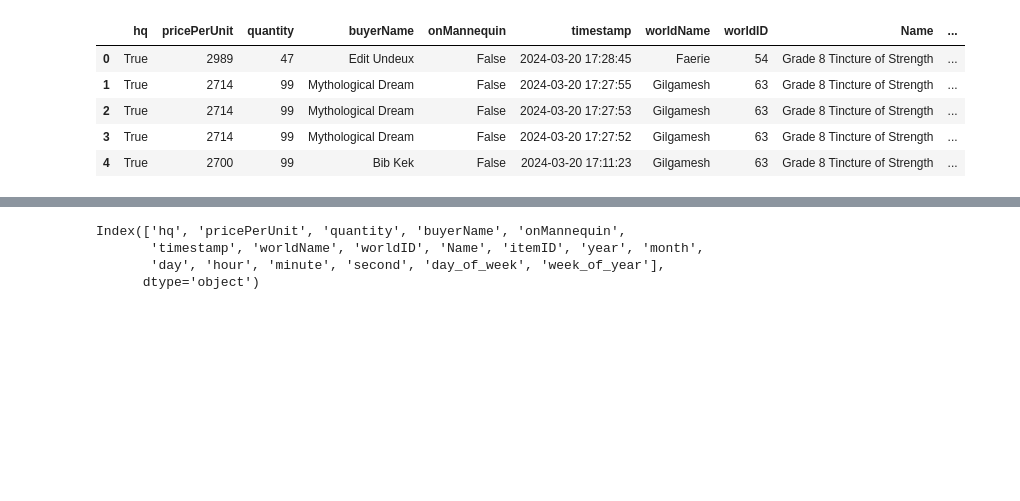
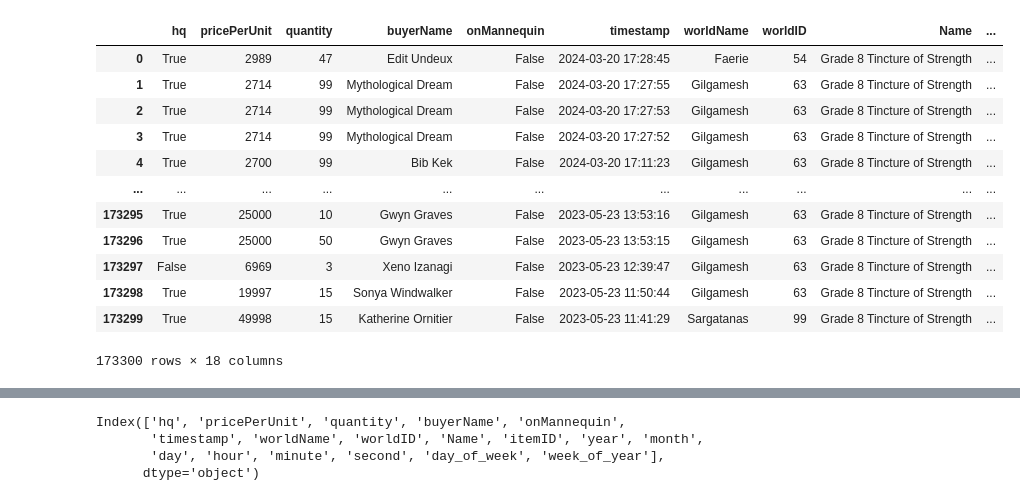
Before and after one commit to Hounder23/LHL-CAPSTONE, a Jupyter notebook: IPYNB NoteBooks/ModelBuilding.ipynb, the cells around one changed output, grey strips where cells are left out. Saved outputs shown, nothing was run; the diff lists cells and outputs as text; code cells hidden in the pictures; blank space fills up the shorter version.

```diff
--- a/IPYNB NoteBooks/ModelBuilding.ipynb
+++ b/IPYNB NoteBooks/ModelBuilding.ipynb
@@ -17,11 +17,18 @@ vitality_tincture_market = pd.read_csv("..\\data\\vitality_tincture_market.csv")
 dexterity_tincture_market = pd.read_csv("..\\data\\dexterity_tincture_market.csv")
 intelligence_tincture_market = pd.read_csv("..\\data\\intelligence_tincture_market.csv")
 # %%
-strength_tincture_market.head()
+strength_tincture_market
 # %% [output]
 |  | hq | pricePerUnit | quantity | buyerName | onMannequin | timestamp | worldName | worldID | Name | ... |
 | 0 | True | 2989 | 47 | Edit Undeux | False | 2024-03-20 17:28:45 | Faerie | 54 | Grade 8 Tincture of Strength | ... |
 | 1 | True | 2714 | 99 | Mythological Dream | False | 2024-03-20 17:27:55 | Gilgamesh | 63 | Grade 8 Tincture of Strength | ... |
 | 2 | True | 2714 | 99 | Mythological Dream | False | 2024-03-20 17:27:53 | Gilgamesh | 63 | Grade 8 Tincture of Strength | ... |
 | 3 | True | 2714 | 99 | Mythological Dream | False | 2024-03-20 17:27:52 | Gilgamesh | 63 | Grade 8 Tincture of Strength | ... |
 | 4 | True | 2700 | 99 | Bib Kek | False | 2024-03-20 17:11:23 | Gilgamesh | 63 | Grade 8 Tincture of Strength | ... |
+| ... | ... | ... | ... | ... | ... | ... | ... | ... | ... | ... |
+| 173295 | True | 25000 | 10 | Gwyn Graves | False | 2023-05-23 13:53:16 | Gilgamesh | 63 | Grade 8 Tincture of Strength | ... |
+| 173296 | True | 25000 | 50 | Gwyn Graves | False | 2023-05-23 13:53:15 | Gilgamesh | 63 | Grade 8 Tincture of Strength | ... |
+| 173297 | False | 6969 | 3 | Xeno Izanagi | False | 2023-05-23 12:39:47 | Gilgamesh | 63 | Grade 8 Tincture of Strength | ... |
+| 173298 | True | 19997 | 15 | Sonya Windwalker | False | 2023-05-23 11:50:44 | Gilgamesh | 63 | Grade 8 Tincture of Strength | ... |
+| 173299 | True | 49998 | 15 | Katherine Ornitier | False | 2023-05-23 11:41:29 | Sargatanas | 99 | Grade 8 Tincture of Strength | ... |
+173300 rows × 18 columns
```
Also changed, not shown: parts of 19 cells of this notebook.
